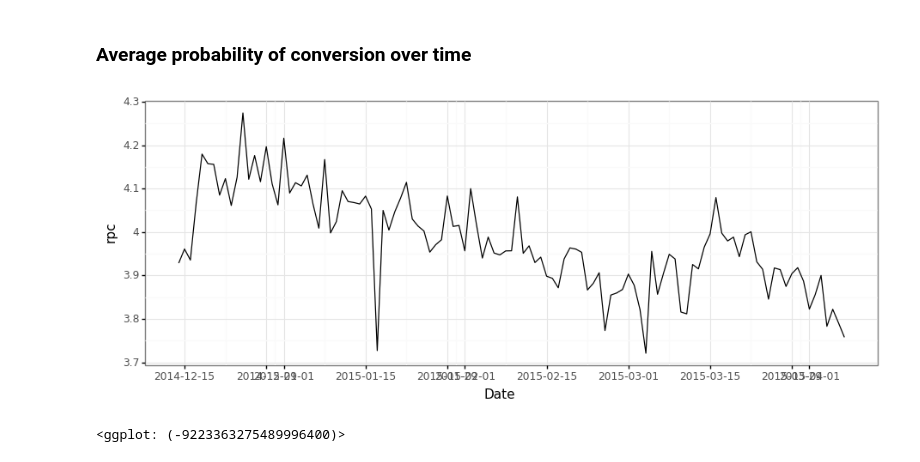
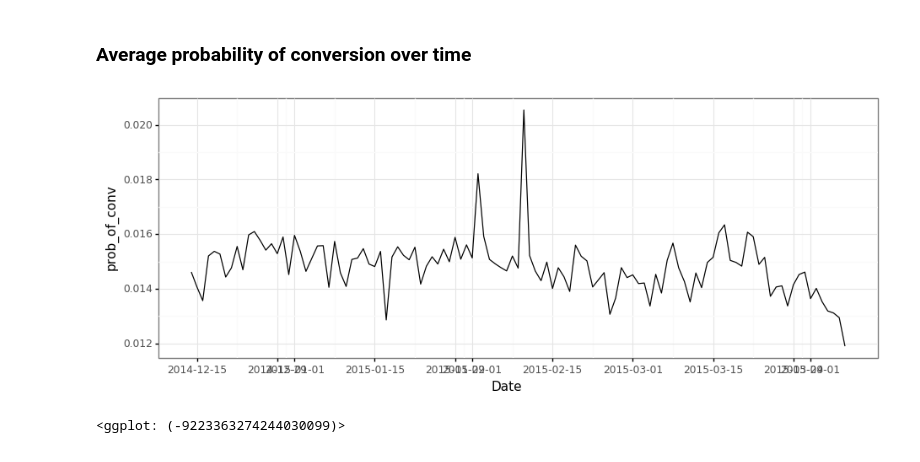
Before and after one commit to jakubglinka/ml-rpc, a Jupyter notebook: notebooks/revenue_per_click_prediction.ipynb, the cells around one changed output. Saved outputs shown, nothing was run; the diff lists cells and outputs as text; code cells hidden in the pictures.

Commit message:
expanded data for conversion probability modeling

```diff
--- a/notebooks/revenue_per_click_prediction.ipynb
+++ b/notebooks/revenue_per_click_prediction.ipynb
@@ -96,6 +168,7 @@ spark.sql('show tables in rpc').show()
 # %%
-sdf = spark.sql("select * from rpc.train where Clicks > 0")
+sdf = spark.sql("select * from rpc.train")
 sdf.printSchema()
+sdf.persist()
 sdf.count()
 # %% [output]
 root
@@ -192,10 +292,10 @@ tmp = sdf \
 # %%
 from plotnine import ggplot, geom_line, aes, theme_bw
 import plotnine
 plotnine.options.figure_size = (11, 4)
 
 
-ggplot(aes(x='Date', y='rpc'), data=tmp) + geom_line() + theme_bw()
+ggplot(aes(x='Date', y='prob_of_conv'), data=tmp) + geom_line() + theme_bw()
 # %% [output]
-[figure, old version]
+[figure, new version]
-<ggplot: (-9223363275489996400)>
+<ggplot: (-9223363274244030099)>
```
Also changed, not shown: parts of 16 cells of this notebook.
